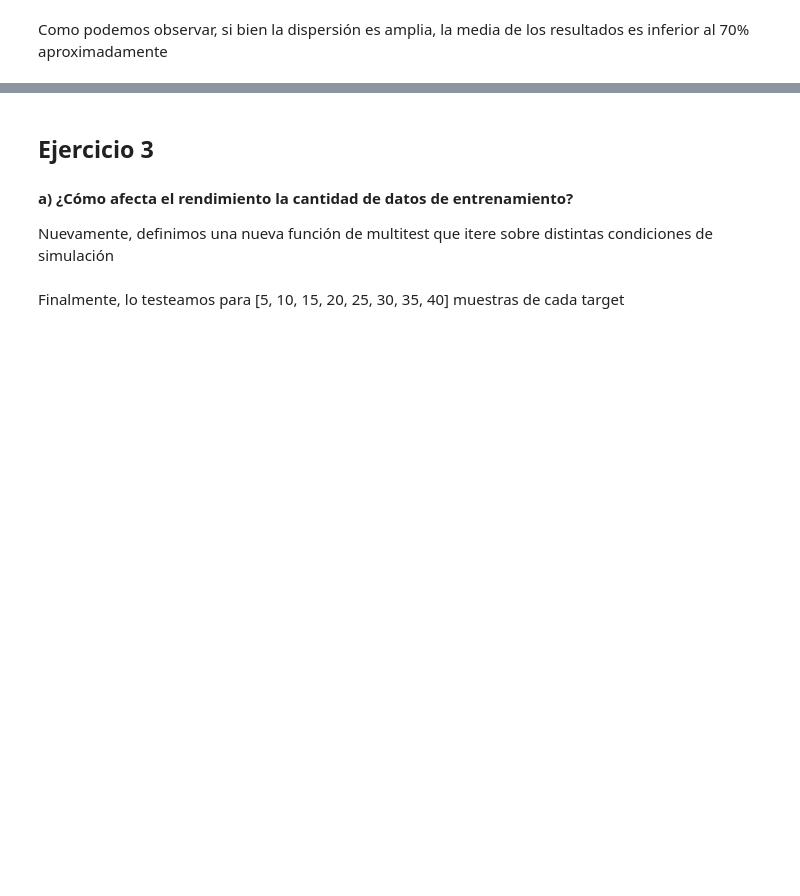
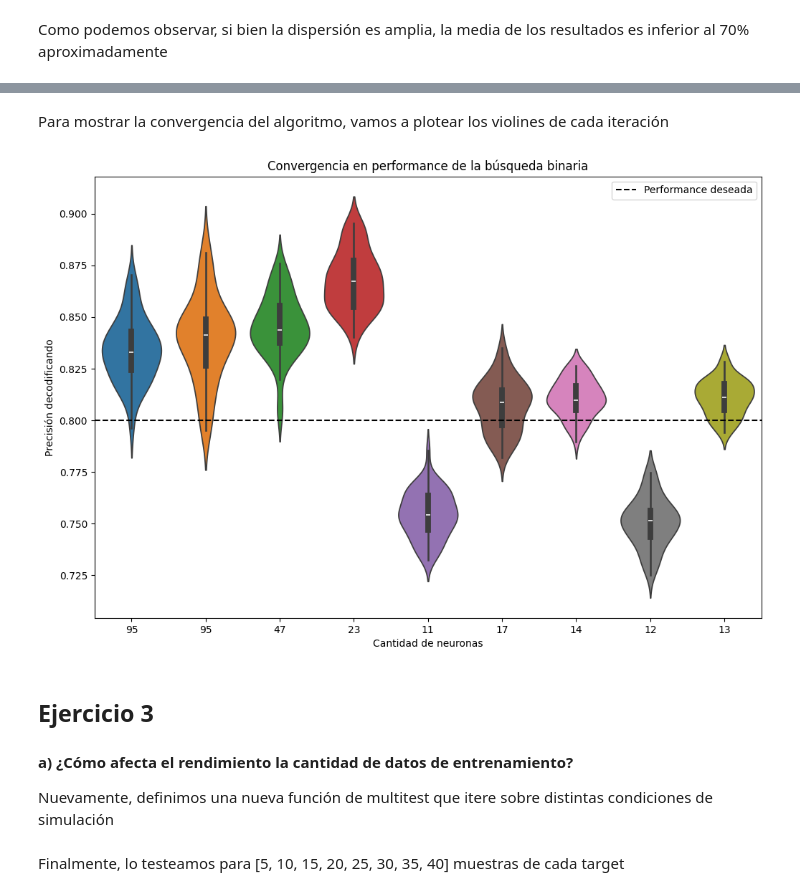
Before and after one commit to gonzagrau/Neuro-16-82, a Jupyter notebook: Modelos lineales generalizados/TP2_GONZALO_GRAU.ipynb, the cells around one changed output, grey strips where cells are left out. Cells and saved outputs as stored; diff of their text form; code cells hidden in the pictures; blank space fills up the shorter version.

```diff
--- a/Modelos lineales generalizados/TP2_GONZALO_GRAU.ipynb
+++ b/Modelos lineales generalizados/TP2_GONZALO_GRAU.ipynb
@@ -359,7 +371,7 @@ def sort_by_mean(X: np.ndarray) -> np.ndarray:
     X_mean = np.zeros((X_copy.shape))
     for i in range(X_copy.shape[0]):     # recordemos que cada X[i, j] es un array de por si!
         for j in range(X_copy.shape[1]):
-            X_copy[i, j] = np.mean(X[i, j])
+            X_copy[i, j] = len(X[i, j])
     X_mean = X_copy.mean(axis=0)
     col_indeces = X_mean.argsort()
     return X[:, col_indeces]
@@ -402,0 +418,22 @@ Como podemos observar, si bien la dispersión es amplia, la media de los resulta
+# %%
+N_neurons = spike_times.shape[1]
+low = 0
+upp = N_neurons
+mid = (low + upp)//2
+n_count_list = [mid]
+desired_perf = 0.8
+
+while upp - low > 1:
+    data_subset = spike_times_sorted[:, -mid:]
+    perf_subest = multitest_various_subsets(250, 100, [data_subset], n_test=50) # we use only one subset at a time
+    avg_perf = perf_subest.mean()
+    if avg_perf > desired_perf:
+        upp = mid
+    else:
+        low = mid
+    print(f"{mid=}, {avg_perf=:.3f}")
+    n_count_list.append(mid)
+    mid = (low + upp)//2
+
+print()
+print(f"Cantidad óptima: {mid}")
@@ -403,3 +451,24 @@ Como podemos observar, si bien la dispersión es amplia, la media de los resulta
+# %% [markdown]
+Para mostrar la convergencia del algoritmo, vamos a plotear los violines de cada iteración
+# %%
+subsets = []
+for n in n_count_list:
+    subsets.append(spike_times_sorted[:, -n:])
+
+perf_binary_search = multitest_various_subsets(250, 100, subsets, n_test=50)
+
+
+fig = plt.figure(figsize=(12, 8))
+ax = sns.violinplot(data=pd.DataFrame(perf_binary_search.T))
+ax.set(ylabel='Precisión decodificando')
+ax.set(title="Convergencia en performance de la búsqueda binaria",
+       xlabel="Cantidad de neuronas",
+       xticklabels=n_count_list)
+ax.axhline(0.8, linestyle='--', color='k', label='Performance deseada')
+plt.legend()
+plt.show()
+# %% [output]
+[figure, added]
 # %% [markdown]
 ## Ejercicio 3
 #### a) ¿Cómo afecta el rendimiento la cantidad de datos de entrenamiento?
```
Also changed, not shown: parts of 14 cells of this notebook.
